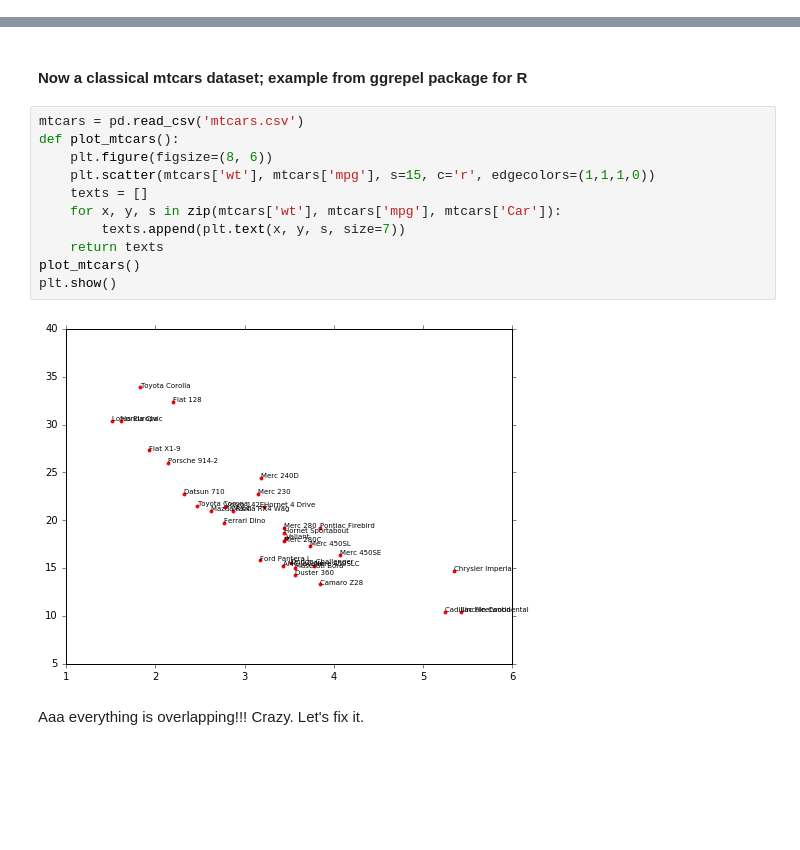
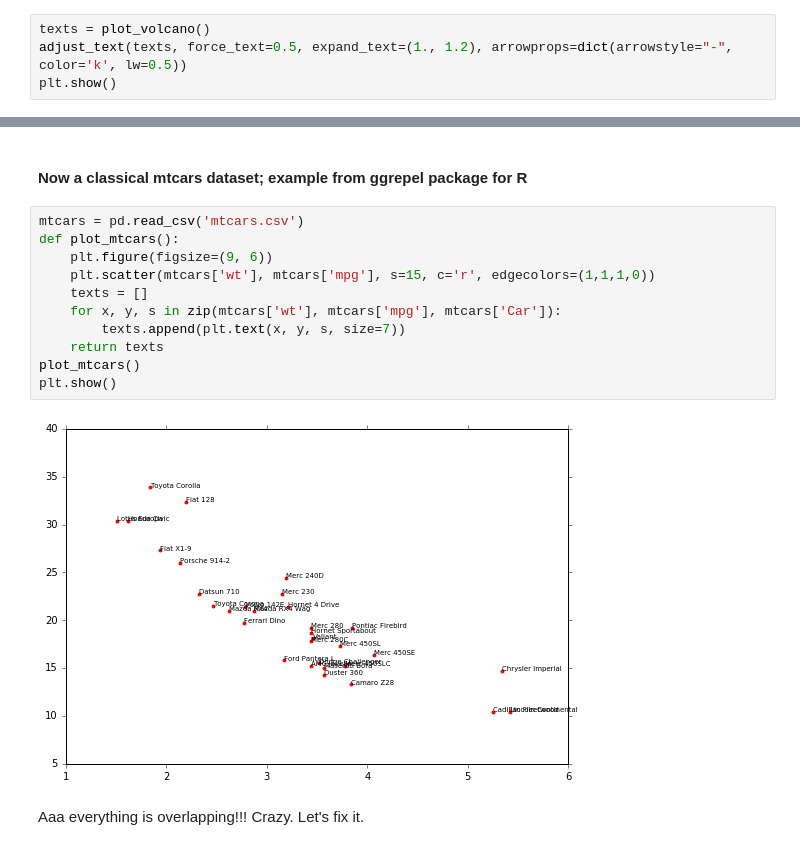
Before and after one commit to Phlya/adjustText, a Jupyter notebook: examples/Examples.ipynb, the cells around one changed output, grey strips where cells are left out. Drawn from its saved outputs; the diff is of its cells as text; blank space fills up the shorter version.

```diff
--- a/examples/Examples.ipynb
+++ b/examples/Examples.ipynb
@@ -113,0 +114,4 @@ What else could you want from this? It's great! And we got that by just adding o
+# %%
+texts = plot_volcano()
+adjust_text(texts, force_text=0.5, expand_text=(1., 1.2), arrowprops=dict(arrowstyle="-", color='k', lw=0.5))
+plt.show()
@@ -116,16 +122,16 @@ What else could you want from this? It's great! And we got that by just adding o
 # %%
 mtcars = pd.read_csv('mtcars.csv')
 def plot_mtcars():
-    plt.figure(figsize=(8, 6))
+    plt.figure(figsize=(9, 6))
     plt.scatter(mtcars['wt'], mtcars['mpg'], s=15, c='r', edgecolors=(1,1,1,0))
     texts = []
     for x, y, s in zip(mtcars['wt'], mtcars['mpg'], mtcars['Car']):
         texts.append(plt.text(x, y, s, size=7))
     return texts
 plot_mtcars()
 plt.show()
 # %% [output]
-[figure, old version]
+[figure, new version]
 # %% [markdown]
 Aaa everything is overlapping!!! Crazy. Let's fix it.
 # %%
```
Also changed, not shown: parts of 17 cells of this notebook, 2 other files.
